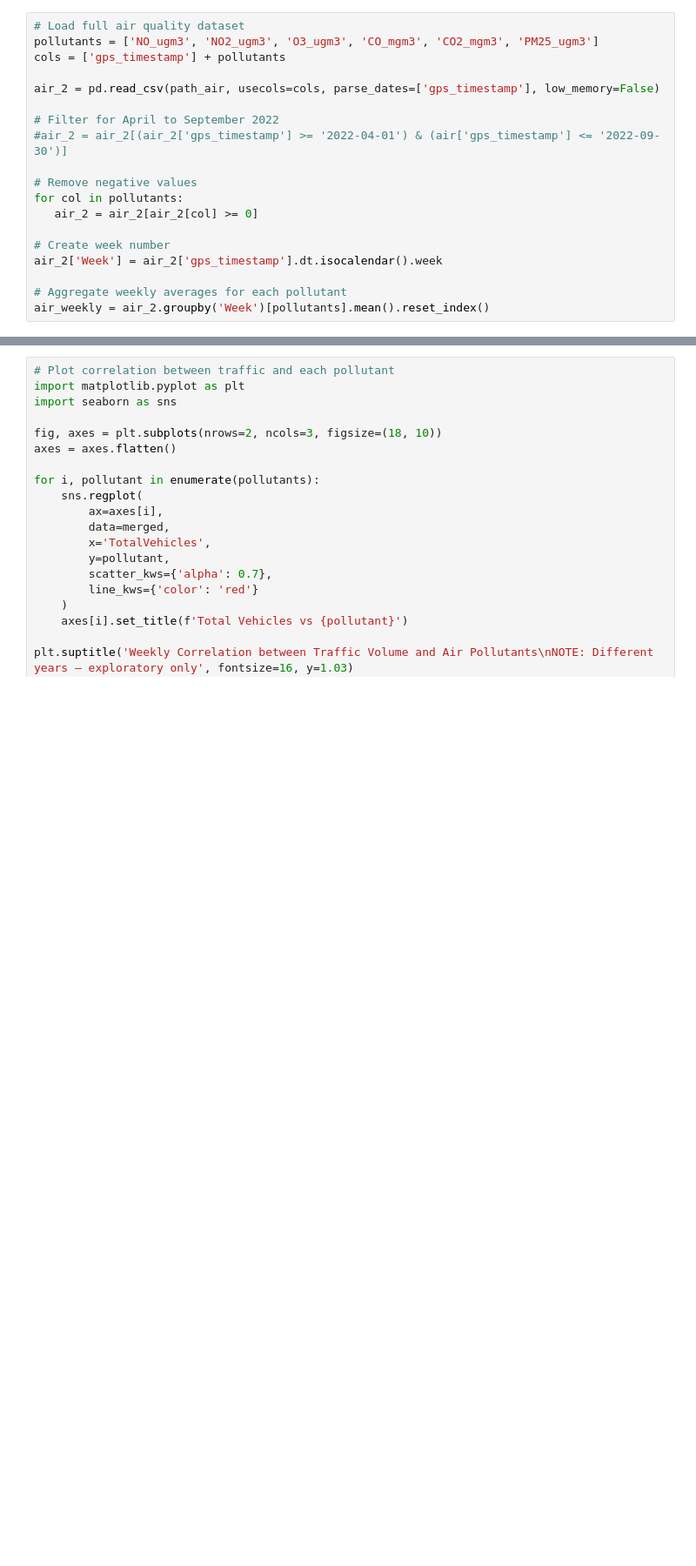
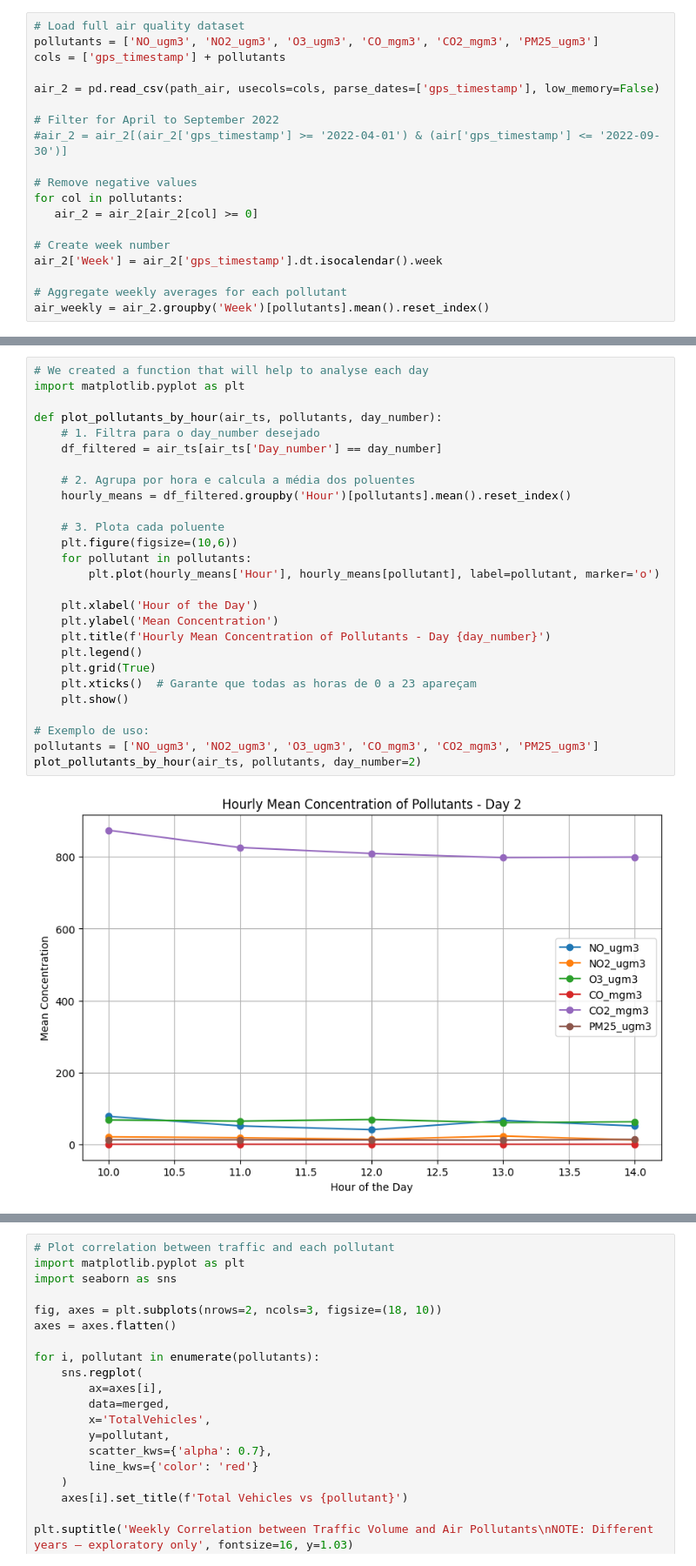
Before and after one commit to GiselleMelo/Ubiquity, a Jupyter notebook: projeto.ipynb, the cells around one changed output, grey strips where cells are left out. Shown at 87% size. Drawn from its saved outputs; the diff is of its cells as text; blank space fills up the shorter version.

```diff
--- a/projeto.ipynb
+++ b/projeto.ipynb
@@ -89,0 +182,29 @@ air_weekly = air_2.groupby('Week')[pollutants].mean().reset_index()
+# %%
+# We created a function that will help to analyse each day
+import matplotlib.pyplot as plt
+
+def plot_pollutants_by_hour(air_ts, pollutants, day_number):
+    # 1. Filtra para o day_number desejado
+    df_filtered = air_ts[air_ts['Day_number'] == day_number]
+
+    # 2. Agrupa por hora e calcula a média dos poluentes
+    hourly_means = df_filtered.groupby('Hour')[pollutants].mean().reset_index()
+
+    # 3. Plota cada poluente
+    plt.figure(figsize=(10,6))
+    for pollutant in pollutants:
+        plt.plot(hourly_means['Hour'], hourly_means[pollutant], label=pollutant, marker='o')
+
+    plt.xlabel('Hour of the Day')
+    plt.ylabel('Mean Concentration')
+    plt.title(f'Hourly Mean Concentration of Pollutants - Day {day_number}')
+    plt.legend()
+    plt.grid(True)
+    plt.xticks()  # Garante que todas as horas de 0 a 23 apareçam
+    plt.show()
+
+# Exemplo de uso:
+pollutants = ['NO_ugm3', 'NO2_ugm3', 'O3_ugm3', 'CO_mgm3', 'CO2_mgm3', 'PM25_ugm3']
+plot_pollutants_by_hour(air_ts, pollutants, day_number=2)
+# %% [output]
+[figure, added]
```
Also changed, not shown: parts of 19 cells of this notebook.
